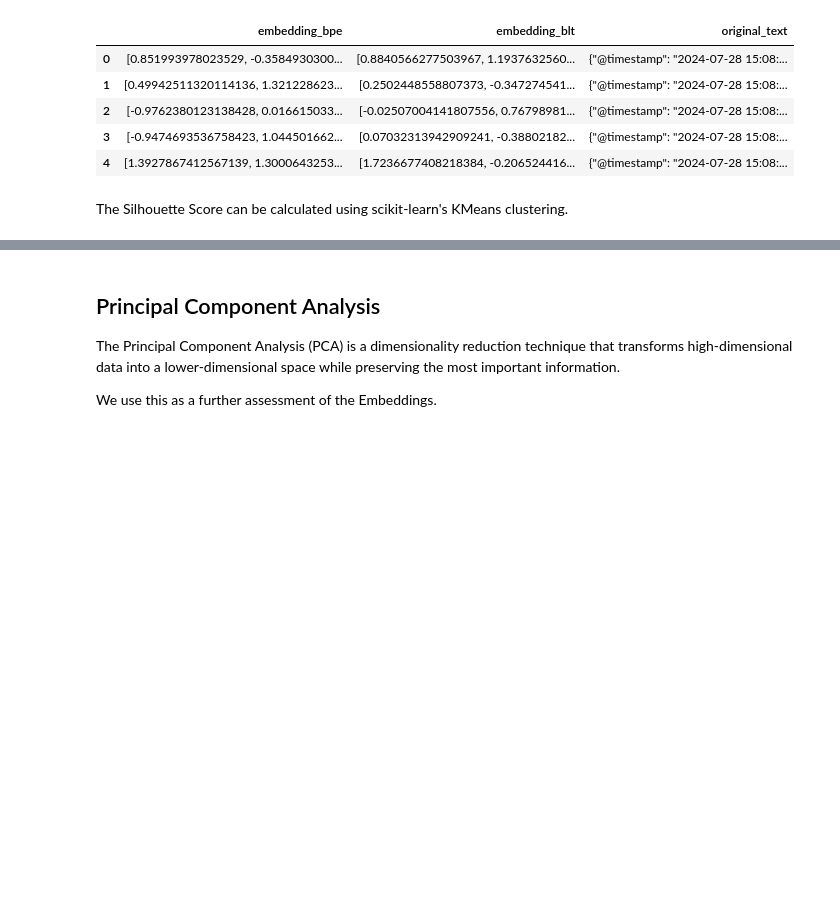
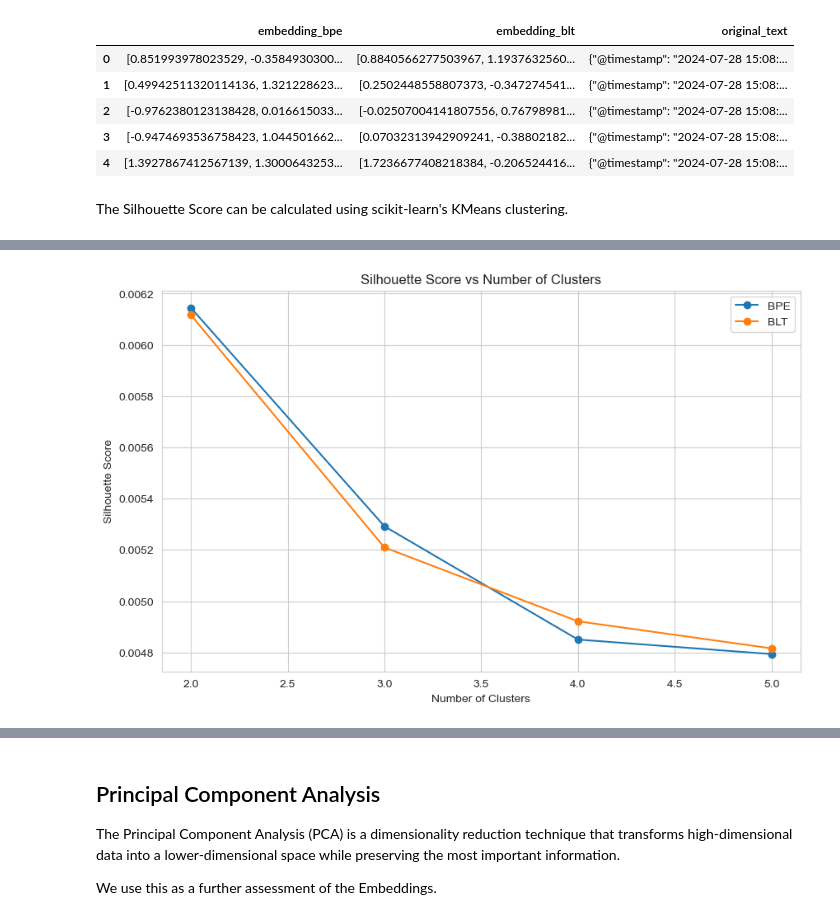
Before and after one commit to norandom/infosec_ml_rnd, a Jupyter notebook: bpe_vs_blt_log_vec/blt_or_bpe_log_vec.ipynb, the cells around one changed output, grey strips where cells are left out. Cells and saved outputs as stored; diff of their text form; code cells hidden in the pictures; blank space fills up the shorter version.

```diff
--- a/bpe_vs_blt_log_vec/blt_or_bpe_log_vec.ipynb
+++ b/bpe_vs_blt_log_vec/blt_or_bpe_log_vec.ipynb
@@ -541,0 +488,95 @@ BLT Embeddings Silhouette Score: 0.0061
+# %%
+from sklearn.cluster import KMeans
+from sklearn.metrics import silhouette_score
+import numpy as np
+import matplotlib.pyplot as plt
+
+def calculate_silhouette_scores(vectors_dict, n_clusters_range=range(2, 6), random_state=42, plot=True):
+    """
+    Calculate silhouette scores for multiple embedding vectors across different numbers of clusters.
+
+    Parameters:
+    -----------
+    vectors_dict : dict
+        Dictionary of embedding vectors where key is the name and value is the numpy array of vectors
+        e.g., {'BPE': bpe_vectors, 'BLT': blt_vectors}
+    n_clusters_range : range or list, optional
+        Range of number of clusters to try
+    random_state : int, optional
+        Random state for KMeans
+    plot : bool, optional
+        Whether to plot the results
+
+    Returns:
+    --------
+    dict
+        Dictionary containing:
+        - 'scores': Dictionary of silhouette scores for each embedding type and cluster number
+        - 'best_scores': Dictionary of best scores and their corresponding cluster numbers
+    """
+    results = {
+        'scores': {name: [] for name in vectors_dict.keys()},
+        'best_scores': {}
+    }
+
+    # Calculate scores for each number of clusters
+    for n_clusters in n_clusters_range:
+        kmeans = KMeans(n_clusters=n_clusters, random_state=random_state)
+
+        for name, vectors in vectors_dict.items():
+            labels = kmeans.fit_predict(vectors)
+            score = silhouette_score(vectors, labels)
+            results['scores'][name].append(score)
+
+    # Find best scores
+    for name in vectors_dict.keys():
+        scores = results['scores'][name]
+        best_score = max(scores)
+        best_n_clusters = n_clusters_range[scores.index(best_score)]
+        results['best_scores'][name] = {
+            'score': best_score,
+            'n_clusters': best_n_clusters
+        }
+
+    # Plot if requested
+    if plot:
+        plt.figure(figsize=(10, 6))
+        for name, scores in results['scores'].items():
+            plt.plot(list(n_clusters_range), scores, 'o-', label=name)
+
+        plt.xlabel('Number of Clusters')
+        plt.ylabel('Silhouette Score')
+        plt.title('Silhouette Score vs Number of Clusters')
+        plt.legend()
+        plt.grid(True)
+        plt.show()
+
+    return results
+
+# Get embeddings from DuckDB
+query = """
+SELECT
+    embedding_bpe::DOUBLE[] as bpe_embedding,
+    embedding_blt::DOUBLE[] as blt_embedding
+FROM embeddings
+"""
+results = con.execute(query).fetchdf()
+
+# Convert to numpy arrays
+bpe_vectors = np.stack(results['bpe_embedding'].values)
+blt_vectors = np.stack(results['blt_embedding'].values)
+
+# Create vectors dictionary
+vectors_dict = {
+    'BPE': bpe_vectors,
+    'BLT': blt_vectors
+}
+
+# Calculate scores
+results = calculate_silhouette_scores(vectors_dict)
+
+# Print best scores
+for name, result in results['best_scores'].items():
+    print(f"{name} Best Score: {result['score']:.4f} (n_clusters={result['n_clusters']})")
+# %% [output]
+[figure, added]
```
Also changed, not shown: parts of 38 cells of this notebook.
